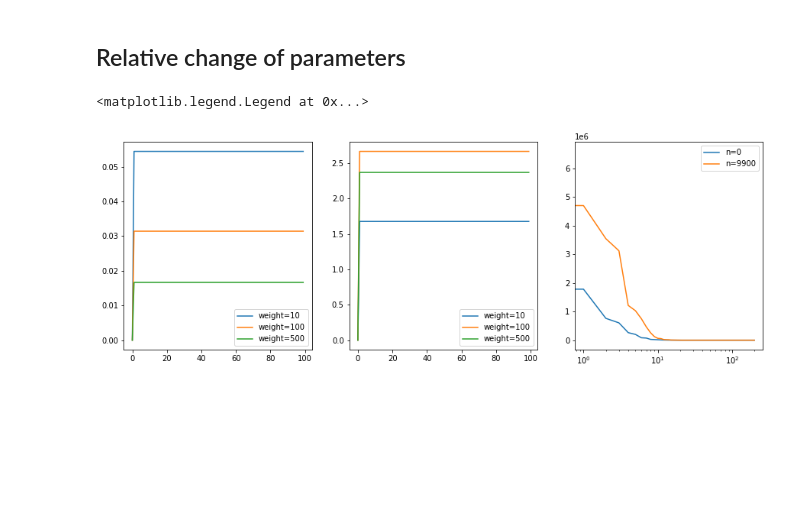
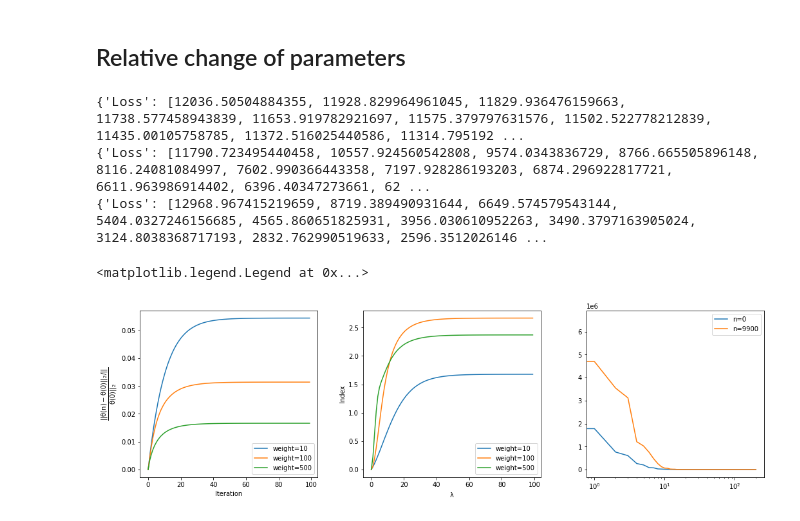
Before and after one commit to mennohie/CS4240-deeplearning-project, a Jupyter notebook: change_hyper_params.ipynb, the cells around one changed output. Cells and saved outputs as stored; diff of their text form; code cells hidden in the pictures; blank space fills up the shorter version.

```diff
--- a/change_hyper_params.ipynb
+++ b/change_hyper_params.ipynb
@@ -45,8 +45,8 @@ seed = 1
 data_directory = "./data_ntk/"
 width = 100
 depth = 2
-max_itr = 1
-save_data_freq = 5
+max_itr = 5
+save_data_freq = 1
 save_eigenvalues_only = True
 
 for avalue in a_values_to_test:
@@ -63,7 +63,7 @@ for avalue in a_values_to_test:
     # Create network
     model = net.PINN(no_of_neurons=width,
                      no_of_h_layers=depth,
-                     seed=avalue*5,
+                     seed=1,
                      mean= mean.item(), std =std.item())
     model.to(device)
     details = train.train_nn_model(model, train_data=train_data,
@@ -128,7 +125,7 @@ seed = 1
 data_directory = "./data_ntk/"
 widths = [10, 100, 500]
 depth = 1
-max_itr = 10000
+max_itr = 100
 save_data_freq = 100
 save_eigenvalues_only = True
 
@@ -155,14 +152,18 @@ for w in widths:
                                 save_data_frequency=save_data_freq,
                                 save_eigs_only=save_eigenvalues_only)
     del model
+# %% [output]
+{'Loss': [12036.50504884355, 11928.829964961045, 11829.936476159663, 11738.577458943839, 11653.919782921697, 11575.379797631576, 11502.522778212839, 11435.00105758785, 11372.516025440586, 11314.795192 ...
+{'Loss': [11790.723495440458, 10557.924560542808, 9574.0343836729, 8766.665505896148, 8116.24081084997, 7602.990366443358, 7197.928286193203, 6874.296922817721, 6611.963986914402, 6396.40347273661, 62 ...
+{'Loss': [12968.967415219659, 8719.389490931644, 6649.574579543144, 5404.0327246156685, 4565.860651825931, 3956.030610952263, 3490.3797163905024, 3124.8038368717193, 2832.762990519633, 2596.3512026146 ...
 # %%
 # Parameter changes
 import pickle
 import copy
 data_directory = "./data_ntk/"
 widths = [10, 100, 500]
-max_itr = 10000
-save_data_freq = 100
+max_itr = 100
+save_data_freq = 1
 diffs = {}
 eigenvals = {}
 eig_diff = {}
@@ -195,14 +196,21 @@ eigenvals[9900] = np.load(f)
 eigenvals[9900] = eigenvals[9900].f.eig_K
 # %%
 fig, ax = plt.subplots(1,3, figsize= (15,5))
+fig.tight_layout(pad=4.0)
 for w in widths:
     ax[0].plot(diffs[w], label=f"weight={w}")
     ax[1].plot(eig_diff[w], label=f"weight={w}")
 ax[0].legend()
+ax[0].set_xlabel("Iteration")
+ax[0].set_ylabel("$\mathregular{\dfrac{||\\theta(n)-\\theta(0)||_2/||}{\\theta(0)||_2}}$")
 ax[1].legend()
+ax[1].set_xlabel("Iteration")
+ax[1].set_ylabel("$\mathregular{\dfrac{||K(n)-K(0)||_2/||}{K(0)||_2}}$")
 ax[2].semilogx(eigenvals[0], label="n=0")
 ax[2].semilogx(eigenvals[9900], label="n=9900")
+ax[].set_xlabel("$\mathregular{\lambda}$")
+ax[2].set_ylabel("Index")
 ax[2].legend()
 # %% [output]
 <matplotlib.legend.Legend at 0x...>
-[figure, old version]
+[figure, new version]
```
Also changed, not shown: parts of 2 cells of this notebook, 1 other file.
